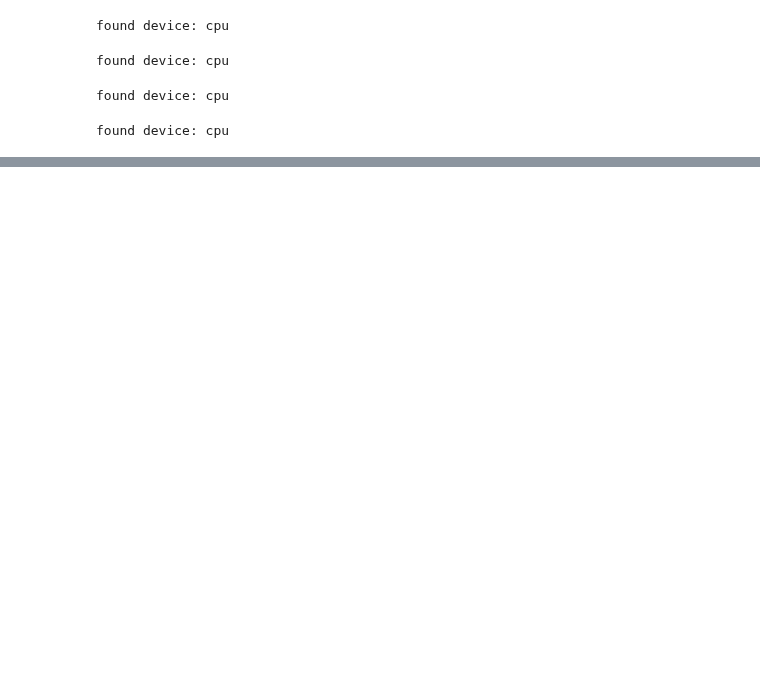
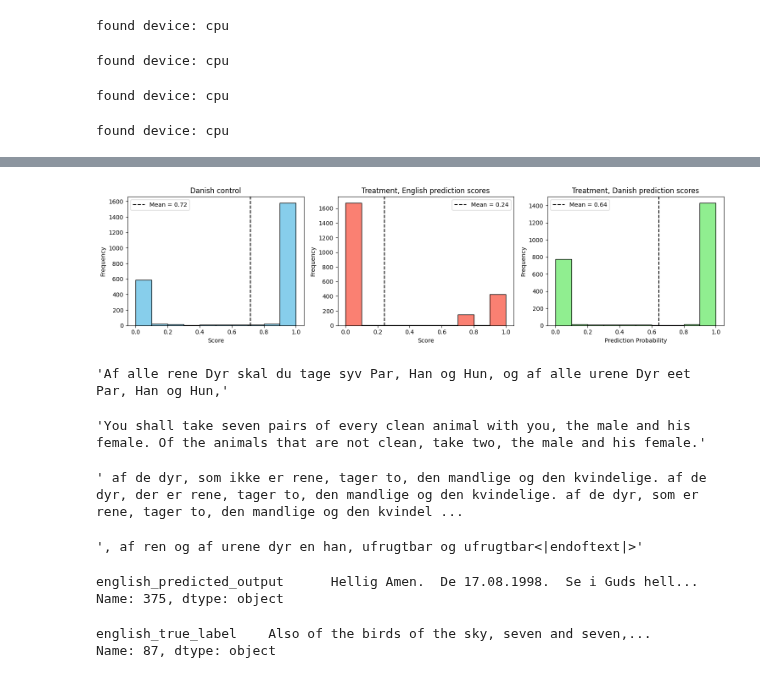
Before and after one commit to MartinKirkegaardDK/KDS_MI, a Jupyter notebook: marki.ipynb, the cells around one changed output, grey strips where cells are left out. Drawn from its saved outputs; the diff is of its cells as text; code cells hidden in the pictures; blank space fills up the shorter version.

```diff
--- a/marki.ipynb
+++ b/marki.ipynb
@@ -53,3 +24,0 @@ Load model
-# %%
-with open(f'results/data/neuron_contributions/{model_name_temp}.pkl', 'rb') as f:
-    neuron_contributions = pickle.load(f)
@@ -69,0 +51,32 @@ plt.hist(neuron_contributions[(3,"attention-post")])
+# %%
+import matplotlib.pyplot as plt
+import pandas as pd
+
+model_name_temp = "gpt_sw3_356m"
+# Create subplots
+fig, axs = plt.subplots(1, 3, figsize=(15, 4))
+
+# Data and titles
+columns = [
+    ("danish_prompt_score", "Danish control", "Score"),
+    ("english_prompt_score", "Treatment, English prediction scores", "Score"),
+    ("danish_language_prediction_on_english_steered", "Treatment, Danish prediction scores", "Prediction Probability")
+]
+
+colors = ["skyblue", "salmon", "lightgreen"]
+
+# Plot histograms with mean lines
+for ax, (col, title, xlabel), color in zip(axs, columns, colors):
+    ax.hist(df[col], bins=10, color=color, edgecolor='black')
+    mean_val = df[col].mean()
+    ax.axvline(mean_val, color='black', linestyle='--', linewidth=1.5, label=f'Mean = {mean_val:.2f}')
+    ax.set_title(title)
+    ax.set_xlabel(xlabel)
+    ax.set_ylabel("Frequency")
+    ax.legend()
+
+plt.tight_layout()
+plt.savefig(f"results/bible_study/{model_name_temp}.png",dpi = 300)
+plt.show()
+# %% [output]
+[figure, added]
@@ -69,0 +85,26 @@ plt.hist(neuron_contributions[(3,"attention-post")])
+# %%
+sub[sub.bible_verse == 160].danish_true_label.iloc[0]
+# %% [output]
+'Af alle rene Dyr skal du tage syv Par, Han og Hun, og af alle urene Dyr eet Par, Han og Hun,'
+# %%
+sub[sub.bible_verse == 160].english_true_label.iloc[0]
+# %% [output]
+'You shall take seven pairs of every clean animal with you, the male and his female. Of the animals that are not clean, take two, the male and his female.'
+# %%
+sub.english_predicted_output.iloc[1]
+# %% [output]
+' af de dyr, som ikke er rene, tager to, den mandlige og den kvindelige. af de dyr, der er rene, tager to, den mandlige og den kvindelige. af de dyr, som er rene, tager to, den mandlige og den kvindel ...
+# %%
+sub.danish_predicted_output.iloc[1]
+# %% [output]
+', af ren og af urene dyr en han, ufrugtbar og ufrugtbar<|endoftext|>'
+# %%
+sub[["english_predicted_output"]].iloc[10]
+# %% [output]
+english_predicted_output      Hellig Amen.  De 17.08.1998.  Se i Guds hell...
+Name: 375, dtype: object
+# %%
+sub[["english_true_label"]].iloc[1]
+# %% [output]
+english_true_label    Also of the birds of the sky, seven and seven,...
+Name: 87, dtype: object
```
Also changed, not shown: parts of 12 cells of this notebook, 9 other files.
